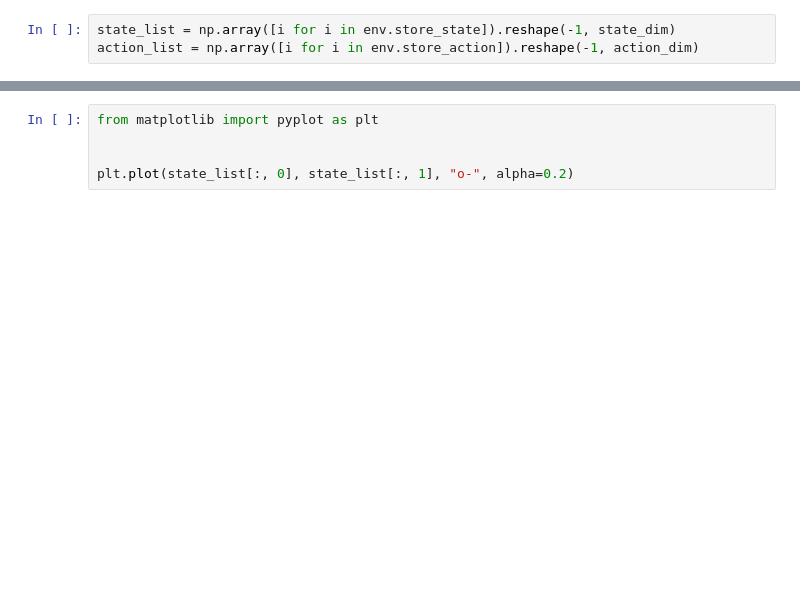
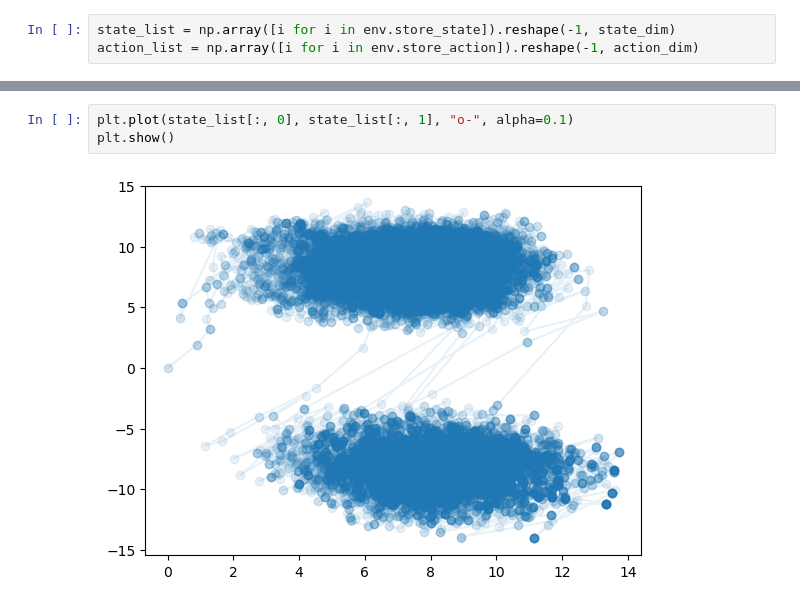
Before and after one commit to congyewang/Reinforcement-Learning-for-Adaptive-MCMC, a Jupyter notebook: Jax/V5.ipynb, the cells around one changed output, grey strips where cells are left out. Drawn from its saved outputs; the diff is of its cells as text; blank space fills up the shorter version.

```diff
--- a/Jax/V5.ipynb
+++ b/Jax/V5.ipynb
@@ -293,8 +298,8 @@ action_list = np.array([i for i in env.store_action]).reshape(-1, action_dim)
 # %%
-from matplotlib import pyplot as plt
-
-
-plt.plot(state_list[:, 0], state_list[:, 1], "o-", alpha=0.2)
+plt.plot(state_list[:, 0], state_list[:, 1], "o-", alpha=0.1)
+plt.show()
+# %% [output]
+[figure, added]
 # %%
 plt.plot(action_list[:, 0] + action_list[:, 4])
 plt.show()
```
Also changed, not shown: parts of 11 cells of this notebook, 8 other files.
